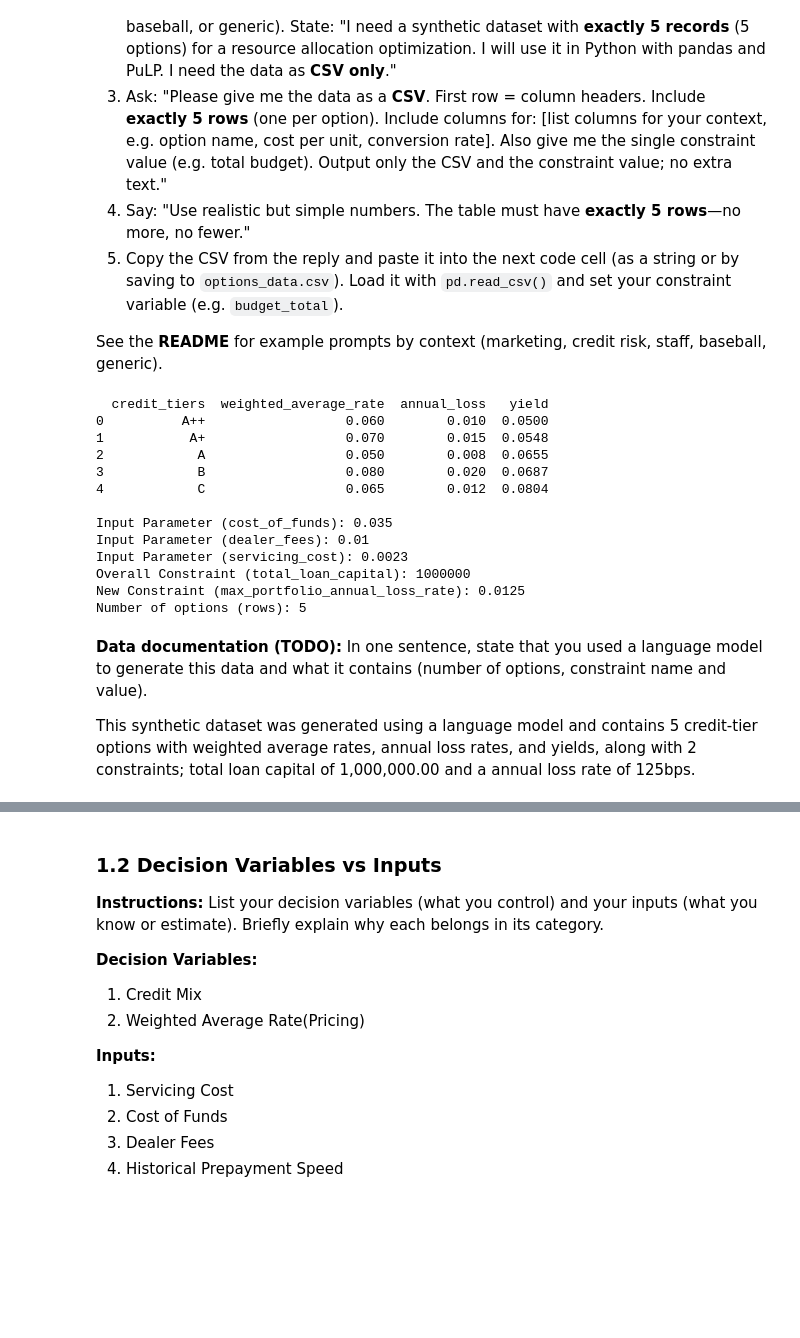
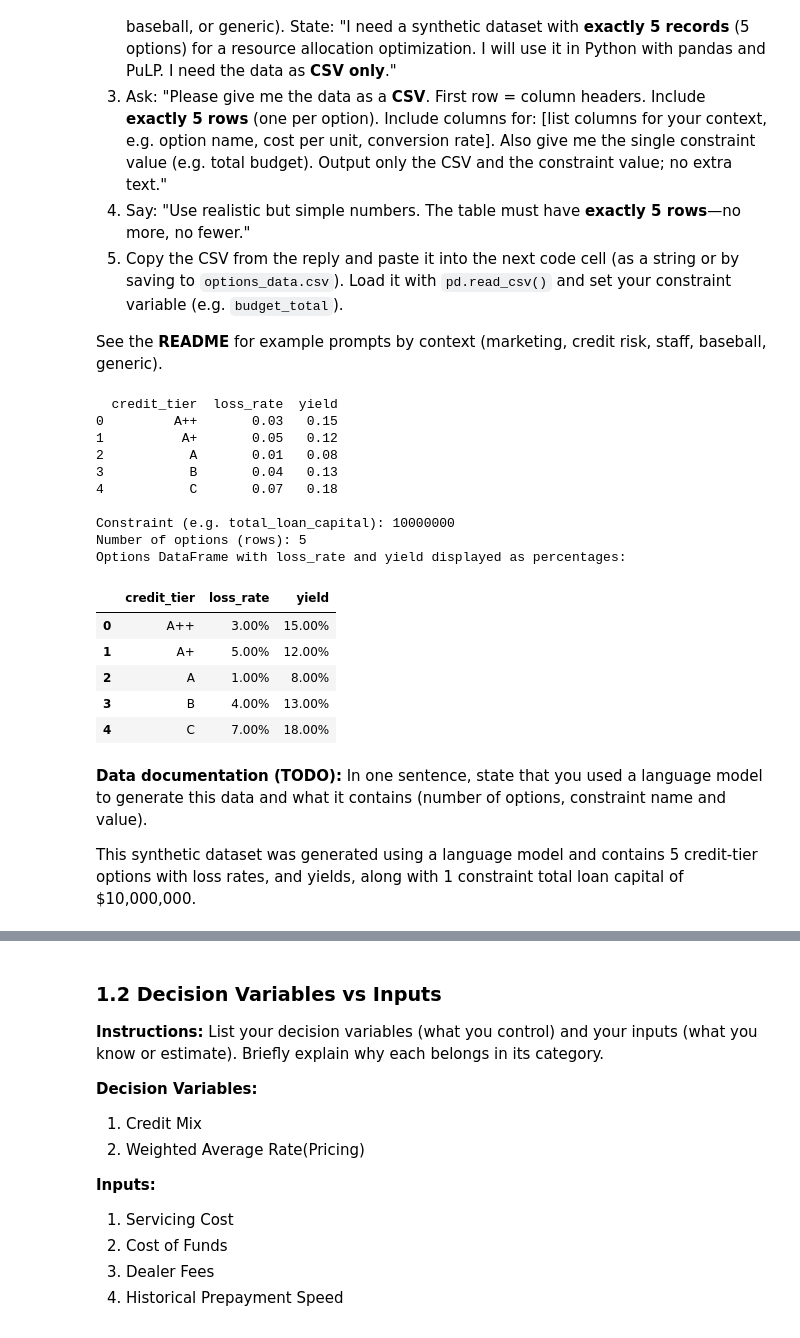
Before and after one commit to sheliabond/Prescriptive-Analytics---Spring-2026-Public-, a Jupyter notebook: Assignments/02ResourceAllocationSensitivity/assignment_template.ipynb, the cells around one changed output, grey strips where cells are left out. Drawn from its saved outputs; the diff is of its cells as text; code cells hidden in the pictures; blank space fills up the shorter version.

```diff
--- a/Assignments/02ResourceAllocationSensitivity/assignment_template.ipynb
+++ b/Assignments/02ResourceAllocationSensitivity/assignment_template.ipynb
@@ -54,48 +56,49 @@ Because each student uses a different field, there is no single provided dataset
 5. Copy the CSV from the reply and paste it into the next code cell (as a string or by saving to `options_data.csv`). Load it with `pd.read_csv()` and set your constraint variable (e.g. `budget_total`).
 
 See the **README** for example prompts by context (marketing, credit risk, staff, baseball, generic).
-# %%
-csv_string = """
-credit_tiers,weighted_average_rate,annual_loss,yield
-A++,0.06,0.01,0.05
-A+,0.07,0.015,0.0548
-A,0.05,0.008,0.0655
-B,0.08,0.02,0.0687
-C,0.065,0.012,0.0804
-"""
-options_df = pd.read_csv(io.StringIO(csv_string.strip()))
-
-cost_of_funds = 0.035  # Set back to 3.50% as requested
-dealer_fees = 0.010  # Additional input parameter (1.00%)
-servicing_cost = 0.0023  # Additional input parameter (0.23%)
-total_loan_capital = 1000000  # Overall budget for allocation
-max_portfolio_annual_loss_rate = 0.0125 # Max portfolio annual loss rate (125 bps)
-
-print(options_df)
-print(f"\nInput Parameter (cost_of_funds): {cost_of_funds}")
-print(f"Input Parameter (dealer_fees): {dealer_fees}")
-print(f"Input Parameter (servicing_cost): {servicing_cost}")
-print(f"Overall Constraint (total_loan_capital): {total_loan_capital}")
-print(f"New Constraint (max_portfolio_annual_loss_rate): {max_portfolio_annual_loss_rate}")
-print(f"Number of options (rows): {len(options_df)}")
-# %% [output]
-  credit_tiers  weighted_average_rate  annual_loss   yield
-0          A++                  0.060        0.010  0.0500
-1           A+                  0.070        0.015  0.0548
-2            A                  0.050        0.008  0.0655
-3            B                  0.080        0.020  0.0687
-4            C                  0.065        0.012  0.0804
-
-Input Parameter (cost_of_funds): 0.035
-Input Parameter (dealer_fees): 0.01
-Input Parameter (servicing_cost): 0.0023
-Overall Constraint (total_loan_capital): 1000000
-New Constraint (max_portfolio_annual_loss_rate): 0.0125
-Number of options (rows): 5
+# %%
+csv_string = """
+credit_tier,loss_rate,yield
+A++,0.03,0.15
+A+,0.05,0.12
+A,0.01,0.08
+B,0.04,0.13
+C,0.07,0.18
+"""
+options_df = pd.read_csv(io.StringIO(csv_string.strip()))
+total_loan_capital = 10000000  # Constraint value for total loan capital
+
+print(options_df)
+print(f"\nConstraint (e.g. total_loan_capital): {total_loan_capital}")
+print(f"Number of options (rows): {len(options_df)}")
+
+print("Options DataFrame with loss_rate and yield displayed as percentages:")
+# Create a copy to avoid modifying the original DataFrame for display purposes
+formatted_options_df = options_df.copy()
+formatted_options_df['loss_rate'] = formatted_options_df['loss_rate'].apply(lambda x: f"{x:.2%}")
+formatted_options_df['yield'] = formatted_options_df['yield'].apply(lambda x: f"{x:.2%}")
+display(formatted_options_df)
+# %% [output]
+  credit_tier  loss_rate  yield
+0         A++       0.03   0.15
+1          A+       0.05   0.12
+2           A       0.01   0.08
+3           B       0.04   0.13
+4           C       0.07   0.18
+
+Constraint (e.g. total_loan_capital): 10000000
+Number of options (rows): 5
+Options DataFrame with loss_rate and yield displayed as percentages:
+|  | credit_tier | loss_rate | yield |
+| 0 | A++ | 3.00% | 15.00% |
+| 1 | A+ | 5.00% | 12.00% |
+| 2 | A | 1.00% | 8.00% |
+| 3 | B | 4.00% | 13.00% |
+| 4 | C | 7.00% | 18.00% |
 # %% [markdown]
 **Data documentation (TODO):** In one sentence, state that you used a language model to generate this data and what it contains (number of options, constraint name and value).
 
-This synthetic dataset was generated using a language model and contains 5 credit-tier options with weighted average rates, annual loss rates, and yields, along with 2 constraints; total loan capital of 1,000,000.00 and a annual loss rate of 125bps.
+This synthetic dataset was generated using a language model and contains 5 credit-tier options with loss rates, and yields, along with 1 constraint total loan capital of $10,000,000.
 # %% [markdown]
 ---
 ## Part 1: Base Model and Parameter Identification
```
Also changed, not shown: parts of 243 cells of this notebook.
